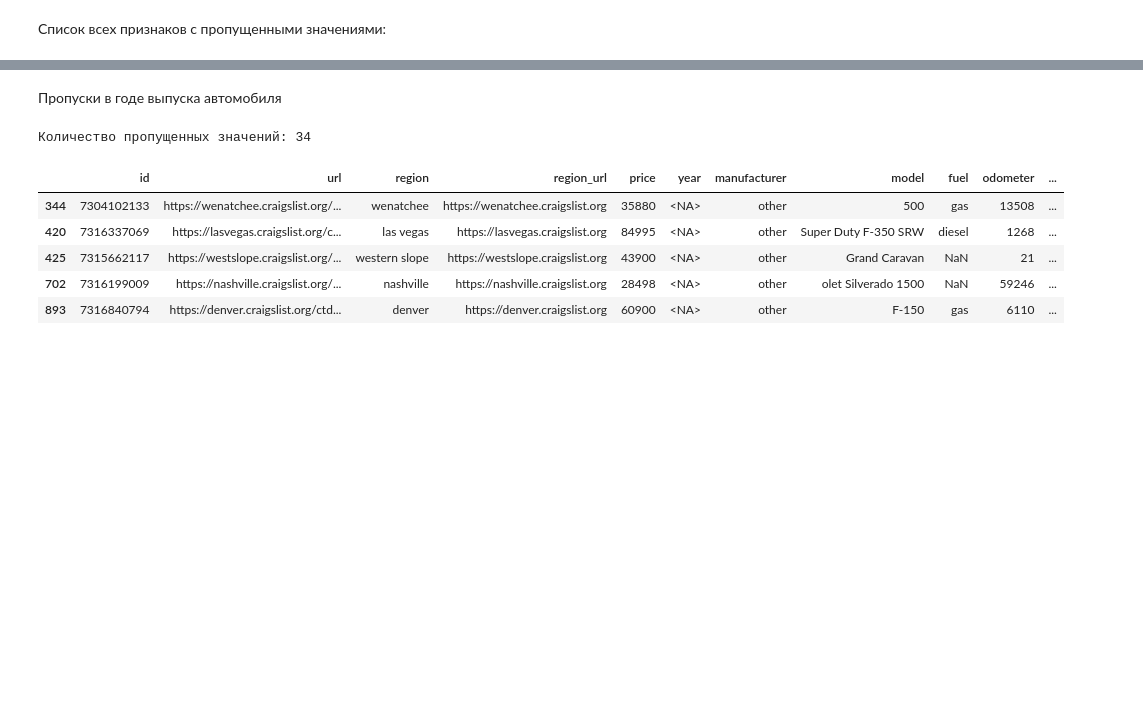
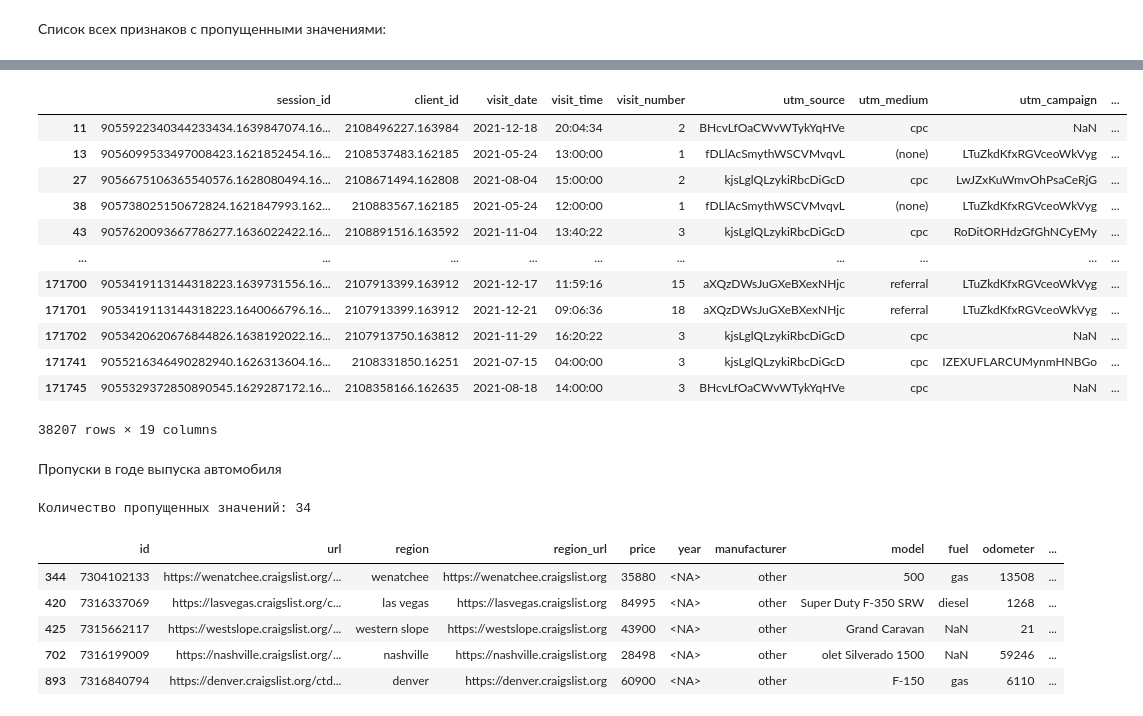
Before and after one commit to IgorKolotushkin/ds_diploma, a Jupyter notebook: diploma.ipynb, the cells around one changed output, grey strips where cells are left out. Saved outputs shown, nothing was run; the diff lists cells and outputs as text; code cells hidden in the pictures; blank space fills up the shorter version.

```diff
--- a/diploma.ipynb
+++ b/diploma.ipynb
@@ -201,0 +286,3 @@ print([column for column in missing_values[missing_values != 0].keys()])
+# %%
+com_df.device_model = com_df.device_model.fillna(com_df['device_model'].mode().item())
+print("Количество пропущенных значений в device_model:", com_df['device_model'].isna().sum())
@@ -202,3 +321,19 @@ print([column for column in missing_values[missing_values != 0].keys()])
+# %%
+com_df[com_df['device_brand'].isna()]
+# %% [output]
+|  | session_id | client_id | visit_date | visit_time | visit_number | utm_source | utm_medium | utm_campaign | ... |
+| 11 | 9055922340344233434.1639847074.16... | 2108496227.163984 | 2021-12-18 | 20:04:34 | 2 | BHcvLfOaCWvWTykYqHVe | cpc | NaN | ... |
+| 13 | 9056099533497008423.1621852454.16... | 2108537483.162185 | 2021-05-24 | 13:00:00 | 1 | fDLlAcSmythWSCVMvqvL | (none) | LTuZkdKfxRGVceoWkVyg | ... |
+| 27 | 9056675106365540576.1628080494.16... | 2108671494.162808 | 2021-08-04 | 15:00:00 | 2 | kjsLglQLzykiRbcDiGcD | cpc | LwJZxKuWmvOhPsaCeRjG | ... |
+| 38 | 905738025150672824.1621847993.162... | 210883567.162185 | 2021-05-24 | 12:00:00 | 1 | fDLlAcSmythWSCVMvqvL | (none) | LTuZkdKfxRGVceoWkVyg | ... |
+| 43 | 9057620093667786277.1636022422.16... | 2108891516.163592 | 2021-11-04 | 13:40:22 | 3 | kjsLglQLzykiRbcDiGcD | cpc | RoDitORHdzGfGhNCyEMy | ... |
+| ... | ... | ... | ... | ... | ... | ... | ... | ... | ... |
+| 171700 | 9053419113144318223.1639731556.16... | 2107913399.163912 | 2021-12-17 | 11:59:16 | 15 | aXQzDWsJuGXeBXexNHjc | referral | LTuZkdKfxRGVceoWkVyg | ... |
+| 171701 | 9053419113144318223.1640066796.16... | 2107913399.163912 | 2021-12-21 | 09:06:36 | 18 | aXQzDWsJuGXeBXexNHjc | referral | LTuZkdKfxRGVceoWkVyg | ... |
+| 171702 | 9053420620676844826.1638192022.16... | 2107913750.163812 | 2021-11-29 | 16:20:22 | 3 | kjsLglQLzykiRbcDiGcD | cpc | NaN | ... |
+| 171741 | 9055216346490282940.1626313604.16... | 2108331850.16251 | 2021-07-15 | 04:00:00 | 3 | kjsLglQLzykiRbcDiGcD | cpc | IZEXUFLARCUMynmHNBGo | ... |
+| 171745 | 9055329372850890545.1629287172.16... | 2108358166.162635 | 2021-08-18 | 14:00:00 | 3 | BHcvLfOaCWvWTykYqHVe | cpc | NaN | ... |
+38207 rows × 19 columns
 # %% [markdown]
 Пропуски в годе выпуска автомобиля
 # %%
```
Also changed, not shown: parts of 22 cells of this notebook, 1 other file.
